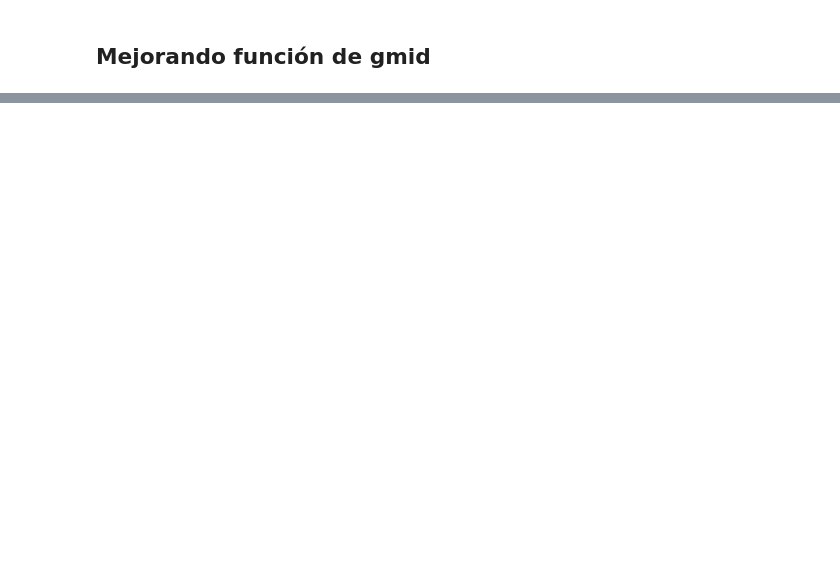
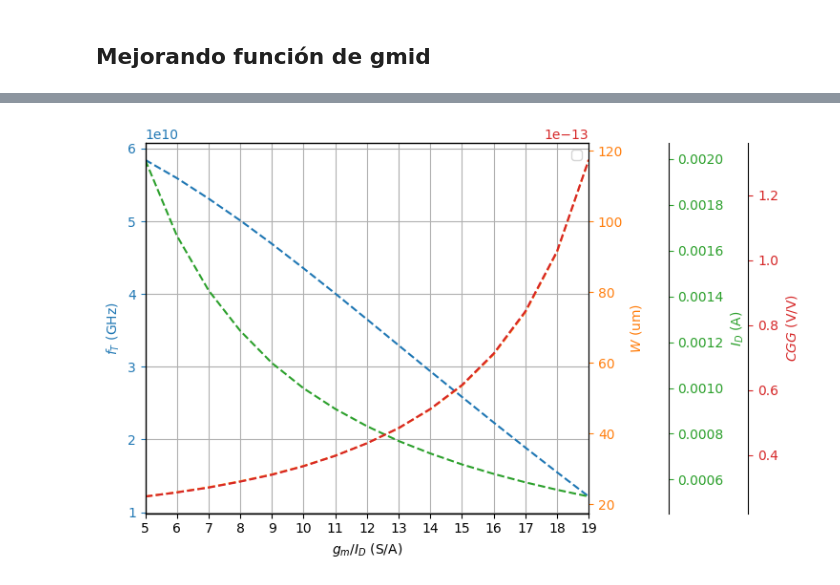
Before and after one commit to ChipUSM/usm-vlsi-tools, a Jupyter notebook: shared_xserver/gmid-test.ipynb, the cells around one changed output, grey strips where cells are left out. Cells and saved outputs as stored; diff of their text form; code cells hidden in the pictures; blank space fills up the shorter version.

```diff
--- a/shared_xserver/gmid-test.ipynb
+++ b/shared_xserver/gmid-test.ipynb
@@ -454,0 +436,34 @@ fig.show()
+# %%
+## Comment fields that might not be relevant
+
+plot_info = [
+    {
+        "ylabel": "$f_T$ (GHz)",
+        "ydata": df.loc["ft"].values,
+        "color": "C0--"
+    },
+    {
+        "ylabel": "$W$ (um)",
+        "ydata": df.loc["w"].values,
+        "color": "C1--"
+    },
+    {
+        "ylabel": "$I_D$ (A)",
+        "ydata": df.loc["id"].values,
+        "color": "C2--"
+    },
+    {
+        "ylabel": "$CGG$ (V/V)",
+        "ydata": df.loc["cgg"].values,
+        "color": "C3--"
+    },
+    # {
+    #     "ylabel": "$V_{ov}$ (V)",
+    #     "ydata": df.loc["vov"].values,
+    #     "color": "C4--"
+    # }
+]
+
+_ = plot_mos_characteristics(df,plot_info)
+# %% [output]
+[figure, added]
```
Also changed, not shown: parts of 8 cells of this notebook.
